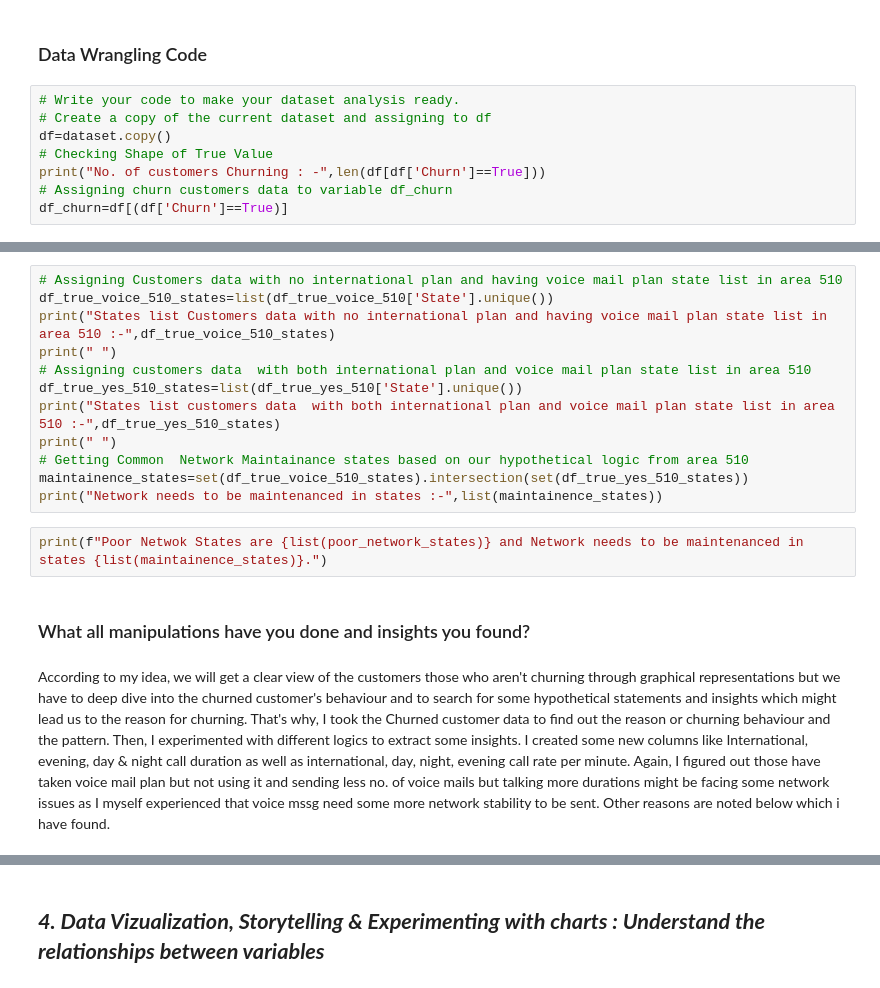
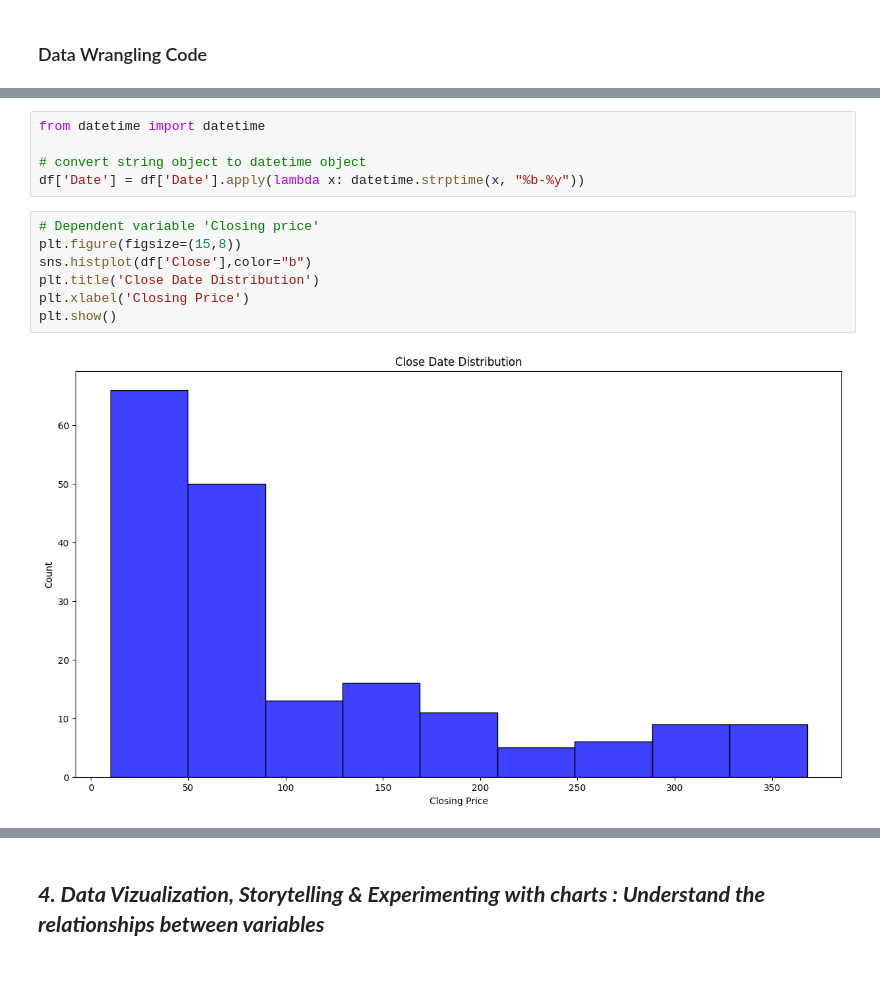
Before and after one commit to sailendu-kumar/Yes-Bank-Stock-Closing-Price-Prediction---Regression, a Jupyter notebook: Yes_Bank_Stock_Closing_Price_Prediction_Regression.ipynb, the cells around one changed output, grey strips where cells are left out. Cells and saved outputs as stored; diff of their text form.

```diff
--- a/Yes_Bank_Stock_Closing_Price_Prediction_Regression.ipynb
+++ b/Yes_Bank_Stock_Closing_Price_Prediction_Regression.ipynb
@@ -198,10 +197,2 @@ No. of unique values in  Close is 185 .
 # %% [markdown]
 ### Data Wrangling Code
-# %%
-# Write your code to make your dataset analysis ready.
-# Create a copy of the current dataset and assigning to df
-df=dataset.copy()
-# Checking Shape of True Value
-print("No. of customers Churning : -",len(df[df['Churn']==True]))
-# Assigning churn customers data to variable df_churn
-df_churn=df[(df['Churn']==True)]
@@ -385,20 +199,14 @@ print("Poor Network connectivity states in both area 415, 408 :-",list(poor_netw
-# %%
-# Assigning Customers data with no international plan and having voice mail plan state list in area 510
-df_true_voice_510_states=list(df_true_voice_510['State'].unique())
-print("States list Customers data with no international plan and having voice mail plan state list in area 510 :-",df_true_voice_510_states)
-print(" ")
-# Assigning customers data  with both international plan and voice mail plan state list in area 510
-df_true_yes_510_states=list(df_true_yes_510['State'].unique())
-print("States list customers data  with both international plan and voice mail plan state list in area 510 :-",df_true_yes_510_states)
-print(" ")
-# Getting Common  Network Maintainance states based on our hypothetical logic from area 510
-maintainence_states=set(df_true_voice_510_states).intersection(set(df_true_yes_510_states))
-print("Network needs to be maintenanced in states :-",list(maintainence_states))
-# %%
-print(f"Poor Netwok States are {list(poor_network_states)} and Network needs to be maintenanced in states {list(maintainence_states)}.")
-# %% [markdown]
-### What all manipulations have you done and insights you found?
-# %% [markdown]
-According to my idea, we will get a clear view of the customers those who
-aren't churning through graphical representations but we have to deep dive into
-the churned customer's behaviour and to search for some hypothetical statements and insights which might lead us to the  reason for churning. That's why, I took the Churned customer data to find out the reason or churning behaviour and the pattern. Then, I experimented with different logics to extract some insights. I created some new columns like International, evening, day & night call duration as well as international, day, night, evening call rate per minute. Again, I figured out  those have taken voice mail plan but not using it and sending less no. of voice mails but talking more durations might be facing some network issues as I myself experienced that voice mssg need some more network stability to be sent. Other reasons are noted below which i have found.
+# %%
+from datetime import datetime
+
+# convert string object to datetime object
+df['Date'] = df['Date'].apply(lambda x: datetime.strptime(x, "%b-%y"))
+# %%
+# Dependent variable 'Closing price'
+plt.figure(figsize=(15,8))
+sns.histplot(df['Close'],color="b")
+plt.title('Close Date Distribution')
+plt.xlabel('Closing Price')
+plt.show()
+# %% [output]
+[figure, added]
```
Also changed, not shown: parts of 113 cells of this notebook.
